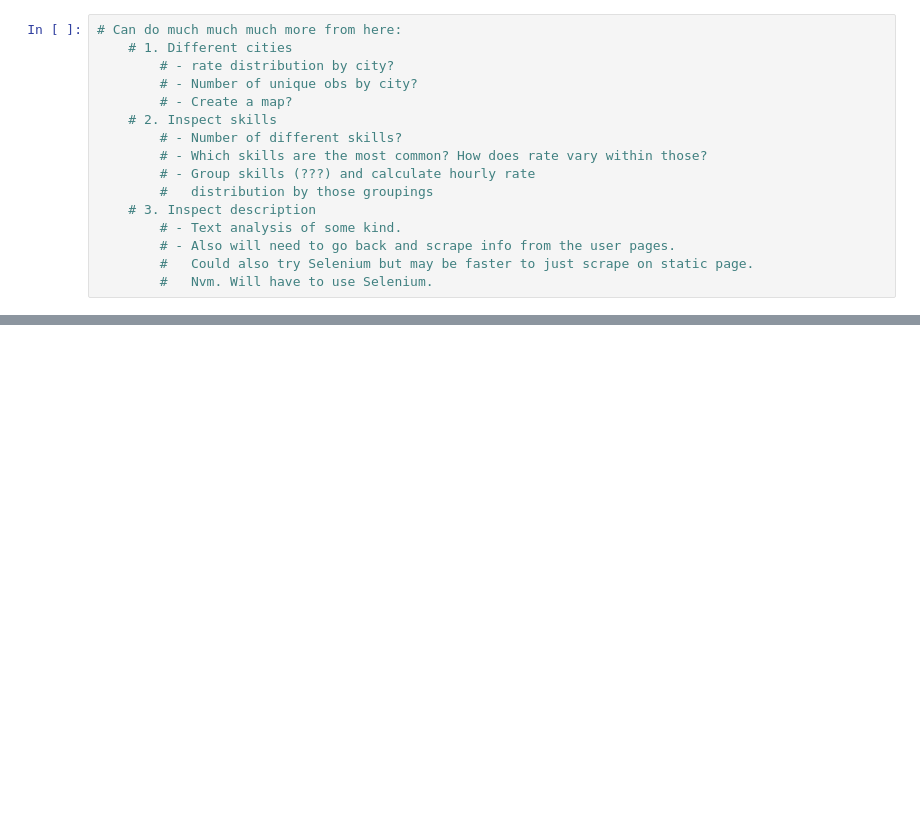
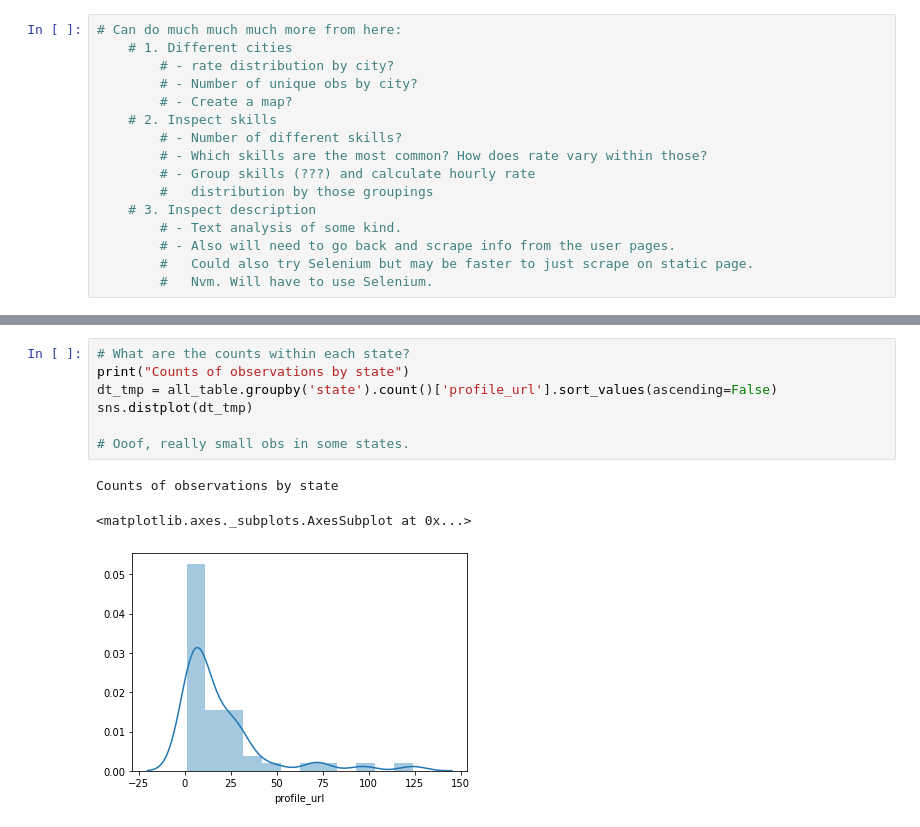
Before and after one commit to lmgibson/MyRate, a Jupyter notebook: notebooks/myrate_eda.ipynb, the cells around one changed output, grey strips where cells are left out. Drawn from its saved outputs; the diff is of its cells as text; blank space fills up the shorter version.

```diff
--- a/notebooks/myrate_eda.ipynb
+++ b/notebooks/myrate_eda.ipynb
@@ -130,0 +139,11 @@ print(fl_table.shape)
+# %%
+# What are the counts within each state?
+print("Counts of observations by state")
+dt_tmp = all_table.groupby('state').count()['profile_url'].sort_values(ascending=False)
+sns.distplot(dt_tmp)
+
+# Ooof, really small obs in some states.
+# %% [output]
+Counts of observations by state
+<matplotlib.axes._subplots.AxesSubplot at 0x...>
+[figure, added]
```
Also changed, not shown: parts of 19 cells of this notebook.
